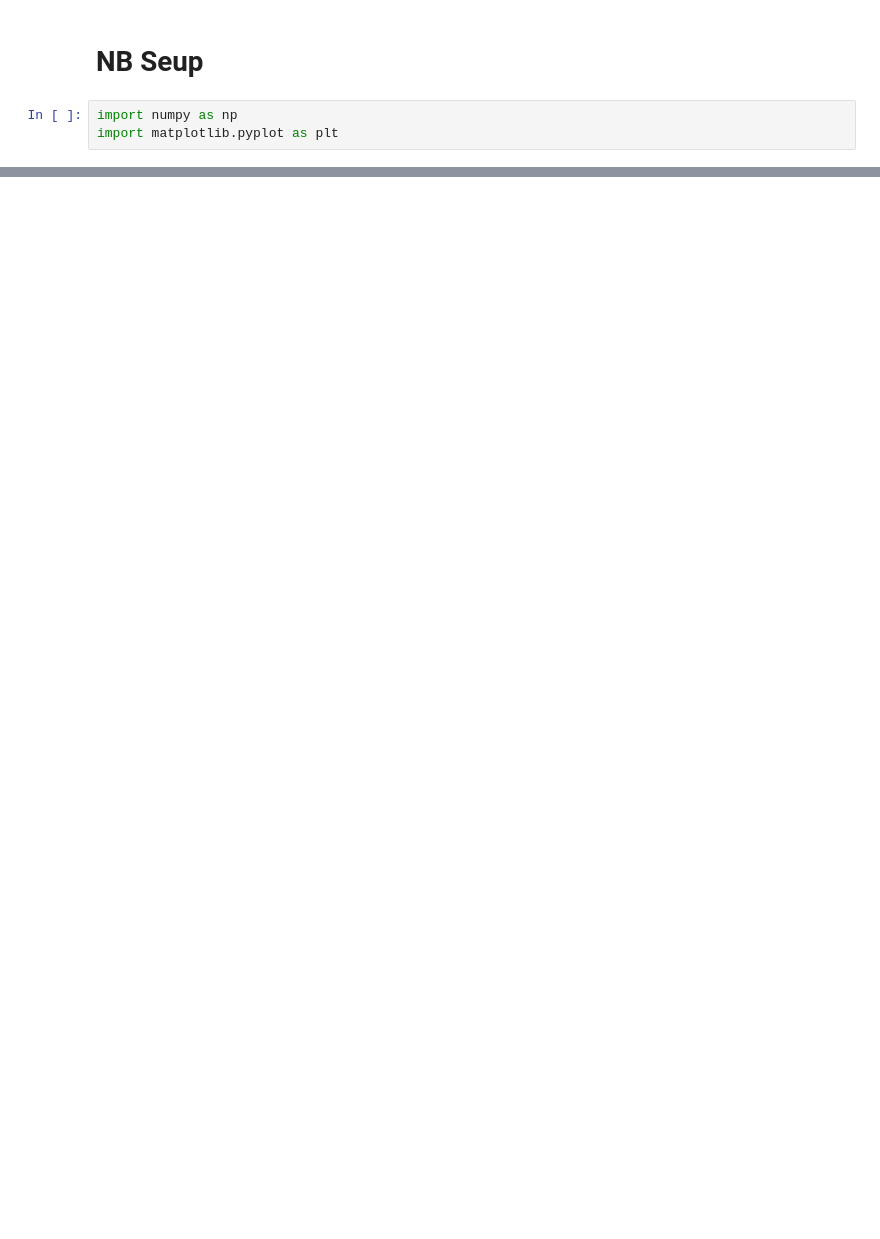
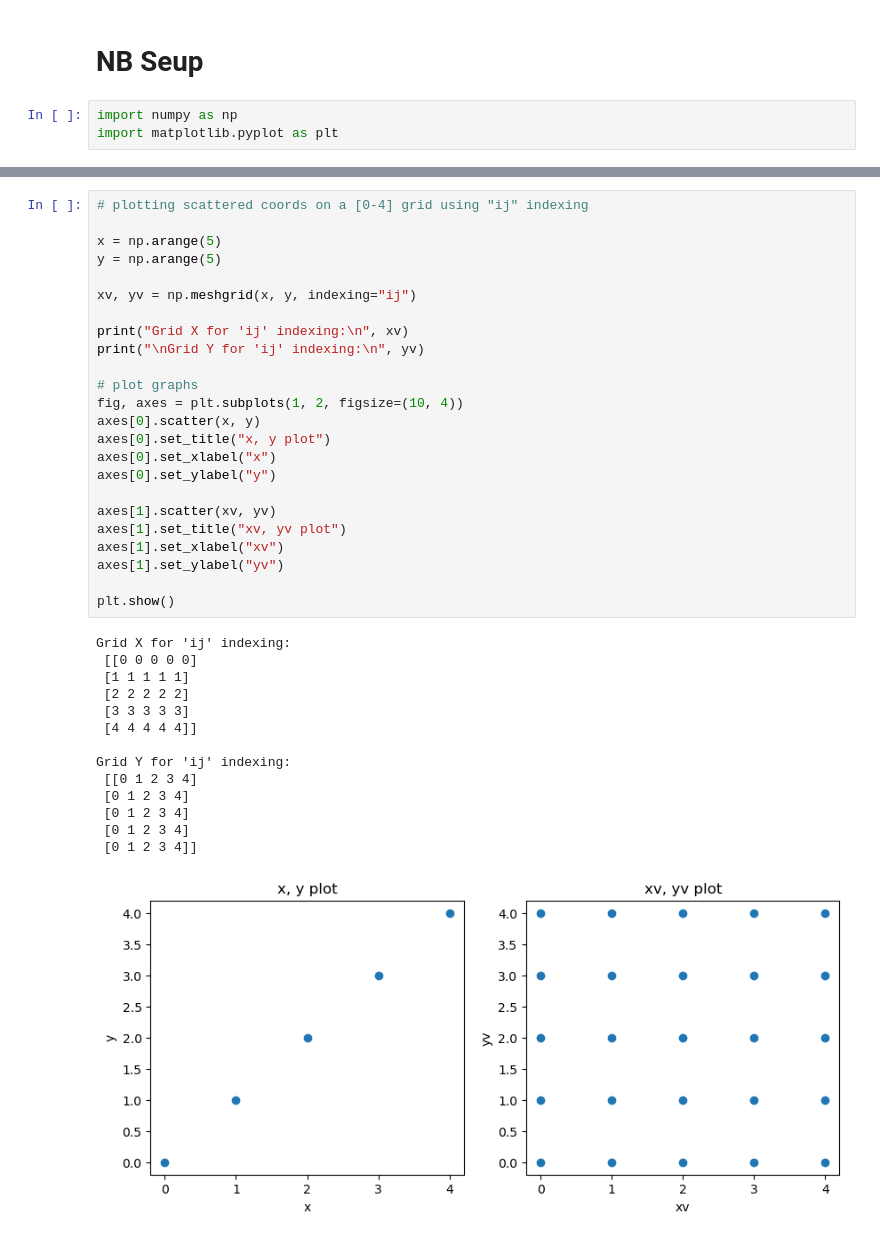
Before and after one commit to sebastianpacurar/ai-ds-projects, a Jupyter notebook: study_materials/numpy_references.ipynb, the cells around one changed output, grey strips where cells are left out. Drawn from its saved outputs; the diff is of its cells as text; blank space fills up the shorter version.

```diff
--- a/study_materials/numpy_references.ipynb
+++ b/study_materials/numpy_references.ipynb
@@ -2275,0 +3170,39 @@ prod, dot, at_operator
+# %%
+# plotting scattered coords on a [0-4] grid using "ij" indexing
+
+x = np.arange(5)
+y = np.arange(5)
+
+xv, yv = np.meshgrid(x, y, indexing="ij")
+
+print("Grid X for 'ij' indexing:\n", xv)
+print("\nGrid Y for 'ij' indexing:\n", yv)
+
+# plot graphs
+fig, axes = plt.subplots(1, 2, figsize=(10, 4))
+axes[0].scatter(x, y)
+axes[0].set_title("x, y plot")
+axes[0].set_xlabel("x")
+axes[0].set_ylabel("y")
+
+axes[1].scatter(xv, yv)
+axes[1].set_title("xv, yv plot")
+axes[1].set_xlabel("xv")
+axes[1].set_ylabel("yv")
+
+plt.show()
+# %% [output]
+Grid X for 'ij' indexing:
+ [[0 0 0 0 0]
+ [1 1 1 1 1]
+ [2 2 2 2 2]
+ [3 3 3 3 3]
+ [4 4 4 4 4]]
+
+Grid Y for 'ij' indexing:
+ [[0 1 2 3 4]
+ [0 1 2 3 4]
+ [0 1 2 3 4]
+ [0 1 2 3 4]
+ [0 1 2 3 4]]
+[figure, added]
```
Also changed, not shown: parts of 470 cells of this notebook, 13 other files.
